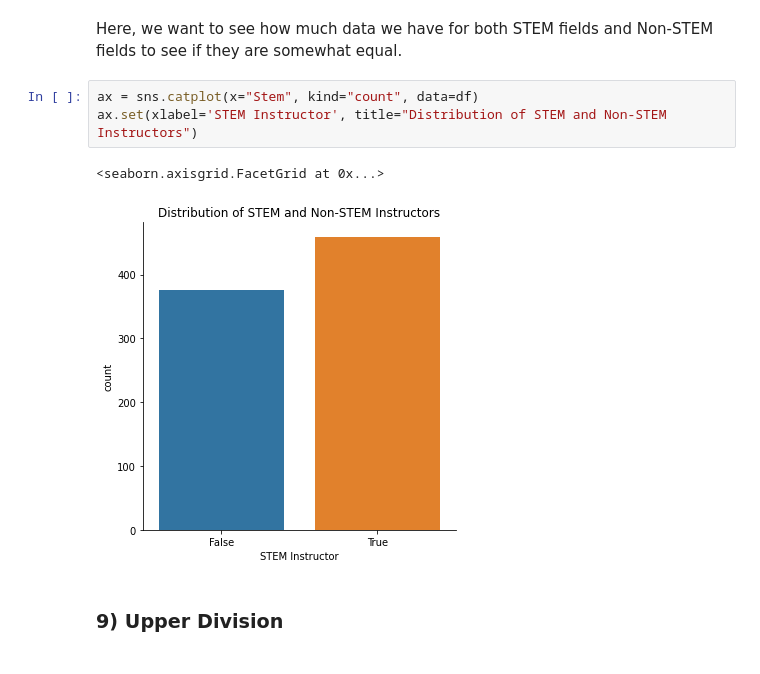
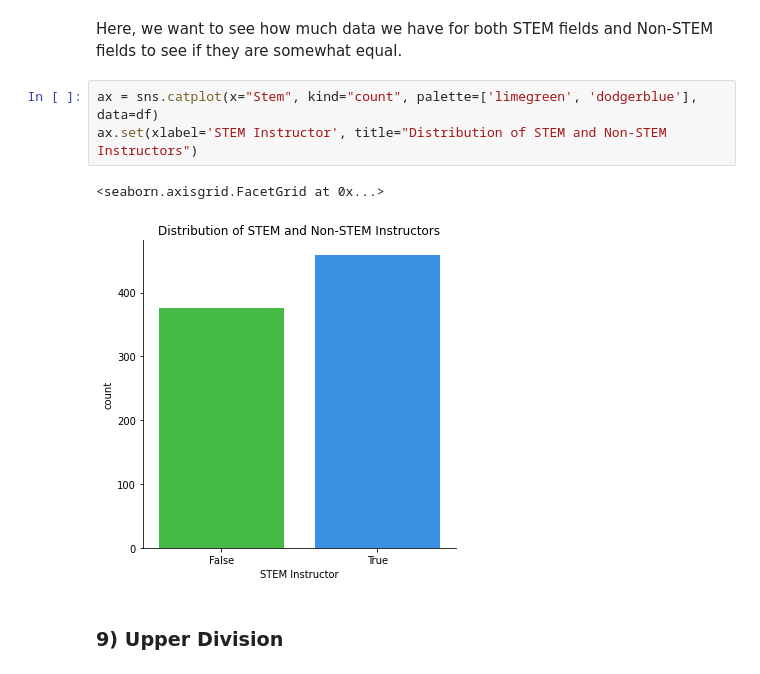
Before and after one commit to edyau8/COGS-108-Final-Project, a Jupyter notebook: FinalProject_group04.ipynb, the cells around one changed output. Drawn from its saved outputs; the diff is of its cells as text.

```diff
--- a/FinalProject_group04.ipynb
+++ b/FinalProject_group04.ipynb
@@ -1050,11 +1040,11 @@ df['Department'].value_counts().plot(kind='barh', color='g')
 # %% [markdown]
 Here, we want to see how much data we have for both STEM fields and Non-STEM fields to see if they are somewhat equal.
 # %%
-ax = sns.catplot(x="Stem", kind="count", data=df)
+ax = sns.catplot(x="Stem", kind="count", palette=['limegreen', 'dodgerblue'], data=df)
 ax.set(xlabel='STEM Instructor', title="Distribution of STEM and Non-STEM Instructors")
 # %% [output]
 <seaborn.axisgrid.FacetGrid at 0x...>
-[figure, old version]
+[figure, new version]
 # %% [markdown]
 ### 9) Upper Division
 # %% [markdown]
```
Also changed, not shown: parts of 49 cells of this notebook.
